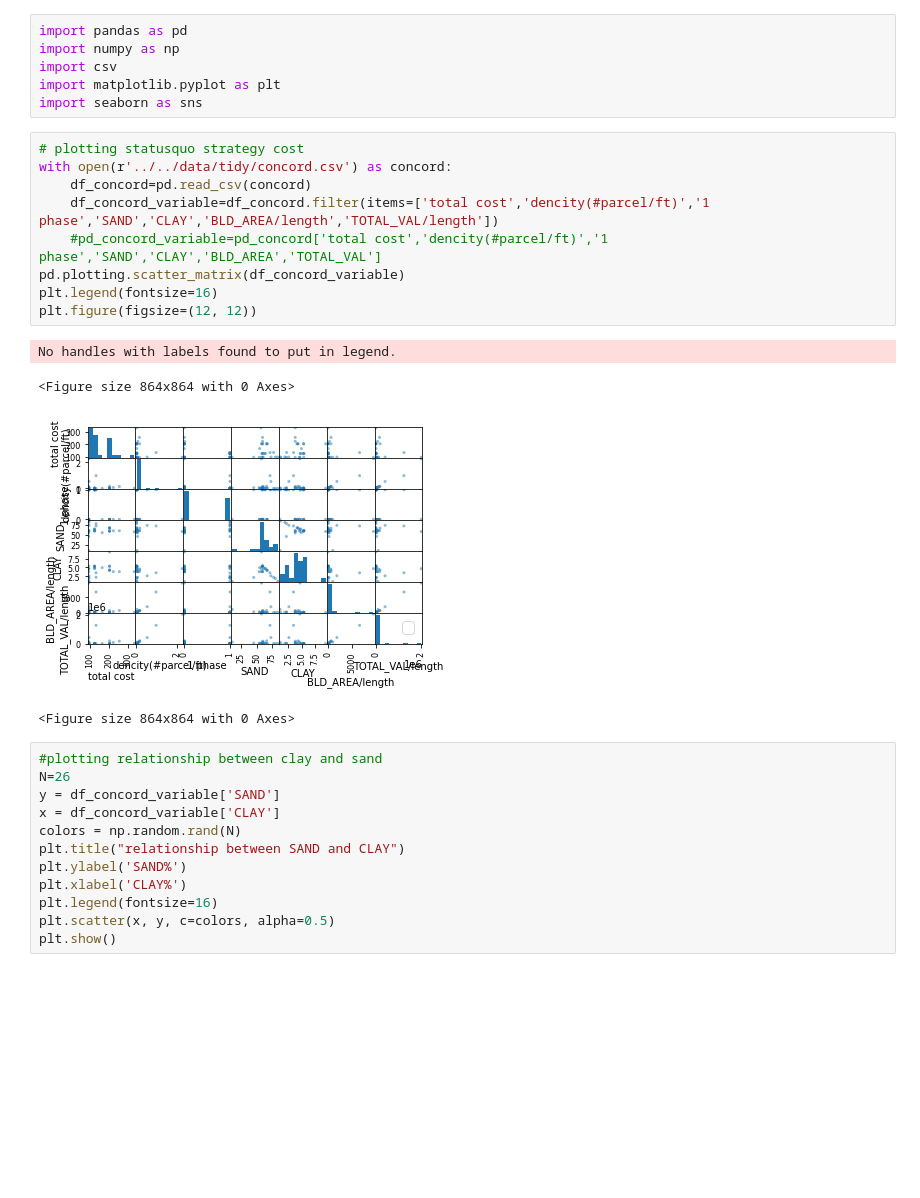
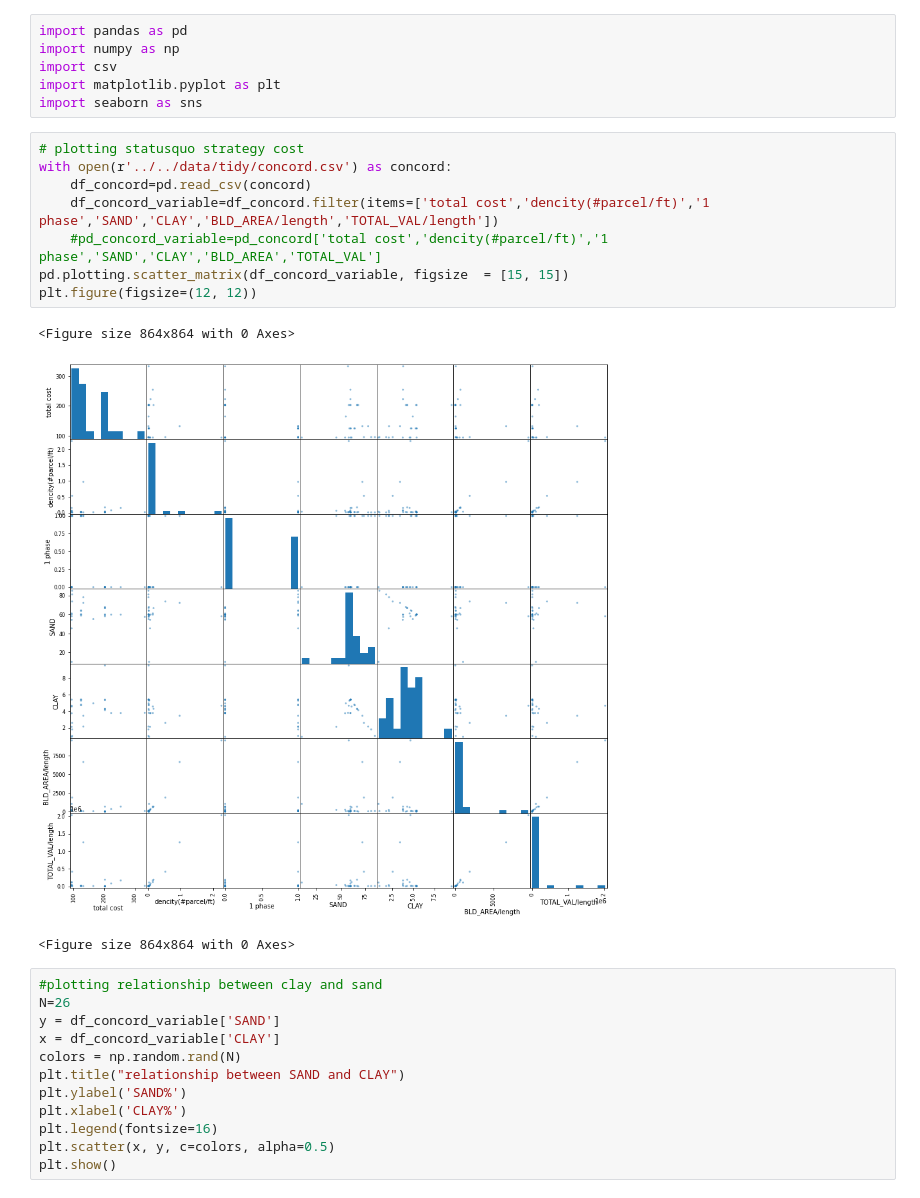
Before and after one commit to narslab/project-groundwork, a Jupyter notebook: bin/jupyter/plots-relationship between cost and variables.ipynb, the cells around one changed output. Drawn from its saved outputs; the diff is of its cells as text; blank space fills up the shorter version.

```diff
--- a/bin/jupyter/scatter plot of relationship between cost and variables.ipynb
+++ b/bin/jupyter/plots-relationship between cost and variables.ipynb
@@ -7,17 +7,15 @@ import seaborn as sns
 # %%
 # plotting statusquo strategy cost
 with open(r'../../data/tidy/concord.csv') as concord:
     df_concord=pd.read_csv(concord)
     df_concord_variable=df_concord.filter(items=['total cost','dencity(#parcel/ft)','1 phase','SAND','CLAY','BLD_AREA/length','TOTAL_VAL/length'])
     #pd_concord_variable=pd_concord['total cost','dencity(#parcel/ft)','1 phase','SAND','CLAY','BLD_AREA','TOTAL_VAL']
-pd.plotting.scatter_matrix(df_concord_variable)
-plt.legend(fontsize=16)
+pd.plotting.scatter_matrix(df_concord_variable, figsize  = [15, 15])
 plt.figure(figsize=(12, 12))
 # %% [output]
-No handles with labels found to put in legend.
+<Figure size 864x864 with 0 Axes>
+[figure, new version]
 <Figure size 864x864 with 0 Axes>
-[figure, old version]
-<Figure size 864x864 with 0 Axes>
 # %%
 #plotting relationship between clay and sand
 N=26
```
